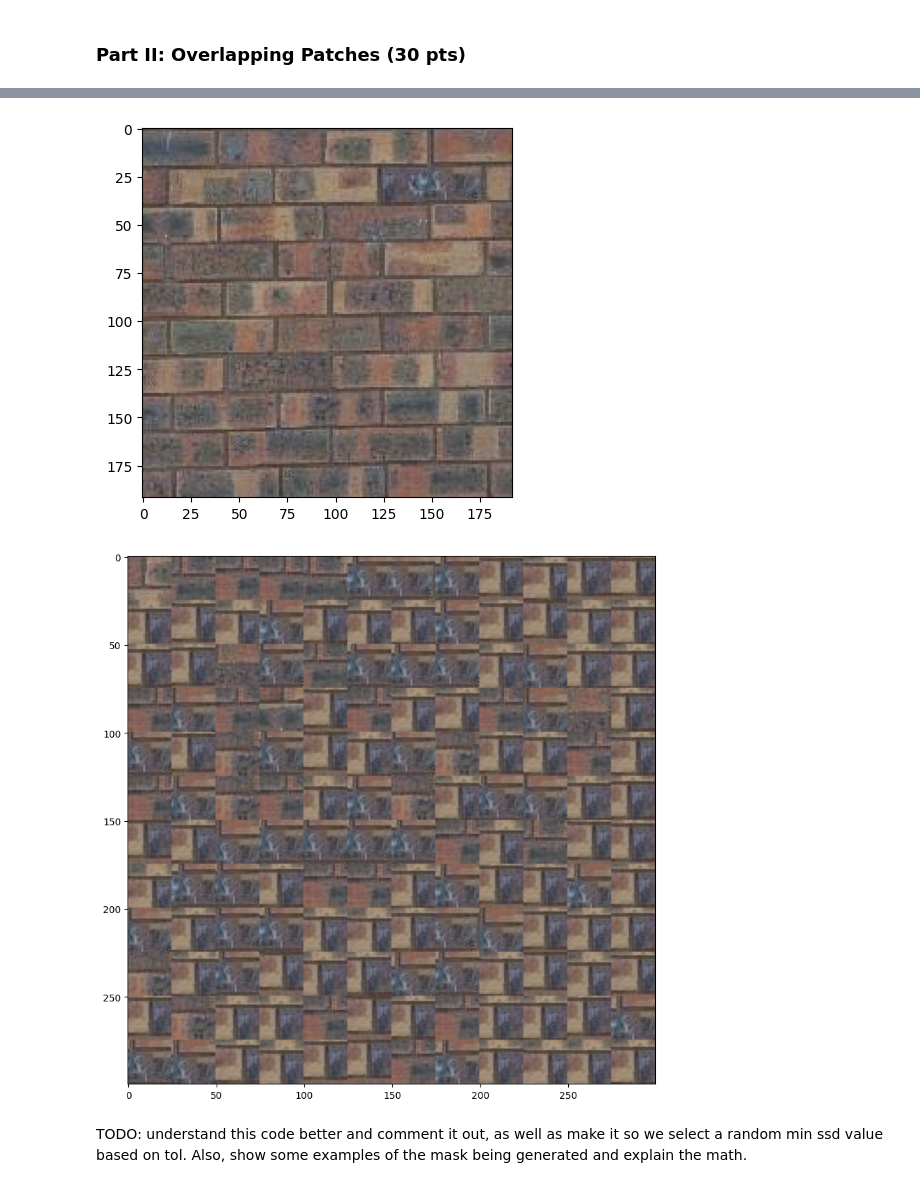
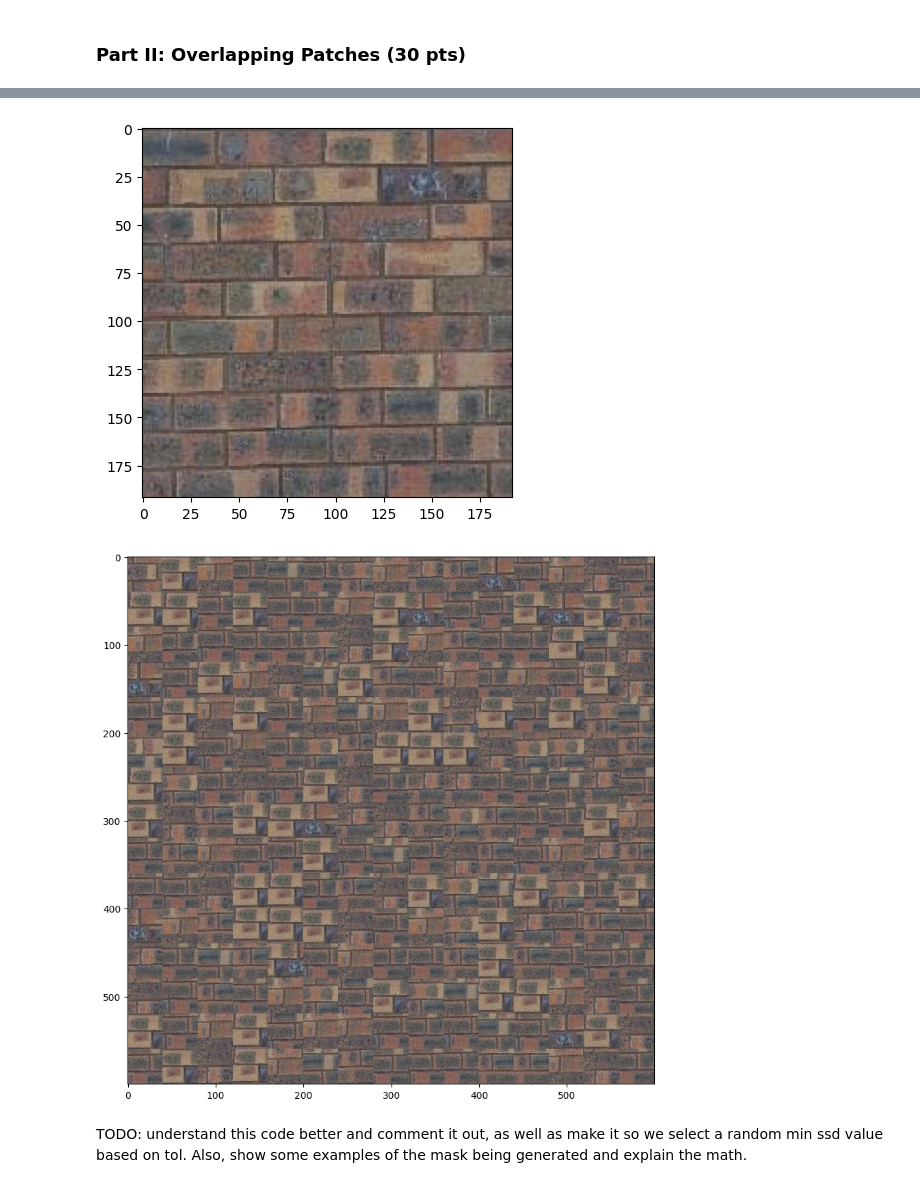
Before and after one commit to reedwrogers/UIUC-Computational-Photography, a Jupyter notebook: Project_2/cs445_proj2_starter_code-2/CS445_Proj2_Starter.ipynb, the cells around one changed output, grey strips where cells are left out. Drawn from its saved outputs; the diff is of its cells as text; code cells hidden in the pictures.

```diff
--- a/Project_2/cs445_proj2_starter_code-2/CS445_Proj2_Starter.ipynb
+++ b/Project_2/cs445_proj2_starter_code-2/CS445_Proj2_Starter.ipynb
@@ -124,6 +124,9 @@ def quilt_simple(sample_img, out_size, patch_size, overlap, tol):
 
     # Step 1: Take a random sample and add it to the top left corner
     current_sample = grab_a_random_sample(sample_img)
+    # current_sample = sample_img[0:0 + patch_size, 0:0 + patch_size]
+
+
     black_image[current_y:current_y + patch_size, current_x:current_x + patch_size] = current_sample
     current_x += patch_size
 
@@ -136,14 +139,14 @@ def quilt_simple(sample_img, out_size, patch_size, overlap, tol):
             if current_y >= out_size:
                 break
 
-        # best_ssd_cost = float('inf')
         best_patch = None
 
         mask = create_mask(patch_size, overlap, (patch_size, patch_size, 3))
-        best_patch = choose_sample(sample_img,black_image,current_x, current_y, patch_size, mask, overlap, 500)
+        best_patch = choose_sample(sample_img,black_image,current_x, current_y, patch_size, mask, overlap, 500,tol)
+        # print("***************************************************************")
         black_image[current_y:current_y + patch_size, current_x:current_x + patch_size] = best_patch
 
-        current_x += patch_size  # Move to the right
+        current_x += patch_size
 
     return black_image
 # %%
@@ -211,6 +208,7 @@ def ssd_patch(I,T,M,overlap):
 # %%
-def choose_sample(sample_img,black_image,current_x, current_y, patch_size, mask, overlap, depth):
+def choose_sample(sample_img,black_image,current_x, current_y, patch_size, mask, overlap,depth, tol):
     """
+
     should take as input a cost image (each pixel's value is the cost of selecting the patch centered at that pixel) and select a randomly sampled patch with low cost. It's recommended to sort the costs
     and choose of of the tol smallest costs. So if tol=1, the lowest cost will always be chosen (this is a good way to debug but mainly copies the input texture). If tol=3, one of the three lowest cost
     patches will be chosen. After a patch is sampled, its pixels should be copied directly into the corresponding position in the output image. Note that it is very easy to make alignment mistakes when
@@ -220,7 +218,10 @@ def choose_sample(sample_img,black_image,current_x, current_y, patch_size, mask,
     (with higher tolerance for more stochastic texture) generated from the same sample as used for the random method.
 
     """
+
     best_ssd_cost = float('inf')
+    best_patches = []
+
     # Iterate to find the best patch for the current position
     for i in range(depth):
         sample_to_check = grab_a_random_sample(sample_img)
@@ -229,11 +230,22 @@ def choose_sample(sample_img,black_image,current_x, current_y, patch_size, mask,
 
         # Find the minimum SSD value and its position
         min_ssd_value = np.min(ssd_cost)
+        # print(min_ssd_value)
 
-        # If the current patch is better, update the best patch
-        if min_ssd_value < best_ssd_cost:
-            best_ssd_cost = min_ssd_value
-            best_patch = sample_to_check
+        best_patches.append((sample_to_check, min_ssd_value))
+
+    # Sort the list of patches by SSD value (ascending order)
+    best_patches.sort(key=lambda x: x[1])
+
+    # Filter the list to just the top "tol" values
+    top_tol_patches = best_patches[:tol]
+
+    # Randomly select one of the top "tol" patches
+    selected_patch = random.choice(top_tol_patches)
+    # print(f"SSD value of selected patch: {selected_patch[1]}")
 
 
-    return best_patch
+    # plt.imshow(selected_patch[0])
+    # plt.show()
+
+    return selected_patch[0]
@@ -240,20 +356,20 @@ def choose_sample(sample_img,black_image,current_x, current_y, patch_size, mask,
 # %%
 sample_img_fn = 'samples/bricks_small.jpg'
 sample_img = cv2.cvtColor(cv2.imread(sample_img_fn), cv2.COLOR_BGR2RGB)
 plt.imshow(sample_img)
 plt.show()
 
-out_size = 300  # change these parameters as needed
-patch_size = 25
-overlap = 11
+out_size = 600  # change these parameters as needed
+patch_size = 40
+overlap = 10
 tol = 5
 res = quilt_simple(sample_img, out_size, patch_size, overlap, tol) #feel free to change parameters to get best results
 if res is not None:
     plt.figure(figsize=(10,10))
     plt.imshow(res)
 # %% [output]
 [figure]
-[figure, old version]
+[figure, new version]
 # %% [markdown]
 TODO: understand this code better and comment it out, as well as make it so we select a random min ssd value based on tol. Also, show some examples of the mask being generated and explain the math.
 # %% [markdown]
```
Also changed, not shown: parts of 4 cells of this notebook.
